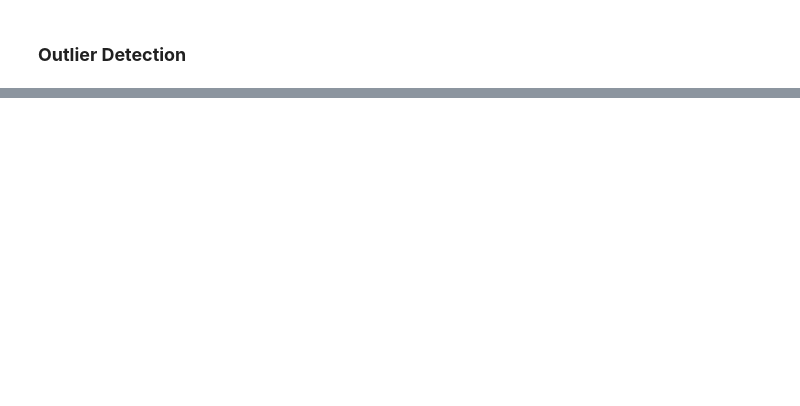
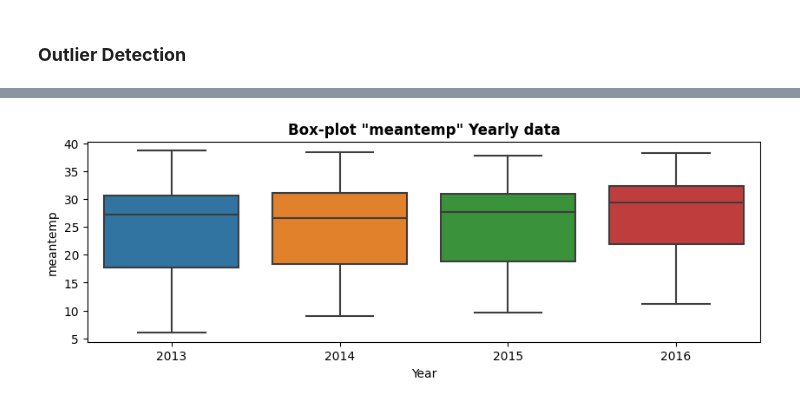
Before and after one commit to marcocolognesi/Weather_Forecast, a Jupyter notebook: project.ipynb, the cells around one changed output, grey strips where cells are left out. Drawn from its saved outputs; the diff is of its cells as text; code cells hidden in the pictures; blank space fills up the shorter version.

```diff
--- a/project.ipynb
+++ b/project.ipynb
@@ -190,0 +209,7 @@ display(train_data.describe()[1:].T) # --> Slicing [1:] is used to avoid showing
+# %%
+# Box plot
+plt.figure(figsize=(10,3))
+sns.boxplot(data=train_data, x='Year', y='meantemp').set_title('Box-plot "meantemp" Yearly data', weight='bold')
+plt.show()
+# %% [output]
+[figure, added]
```
Also changed, not shown: parts of 46 cells of this notebook.
